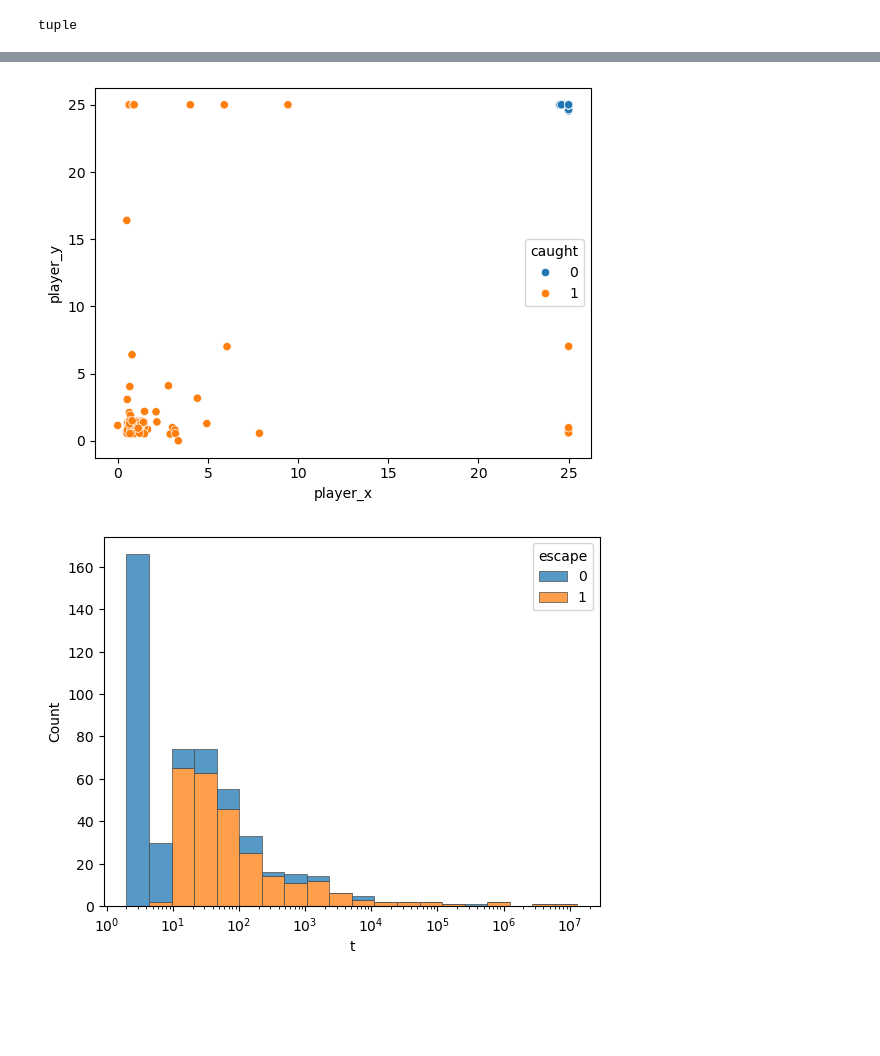
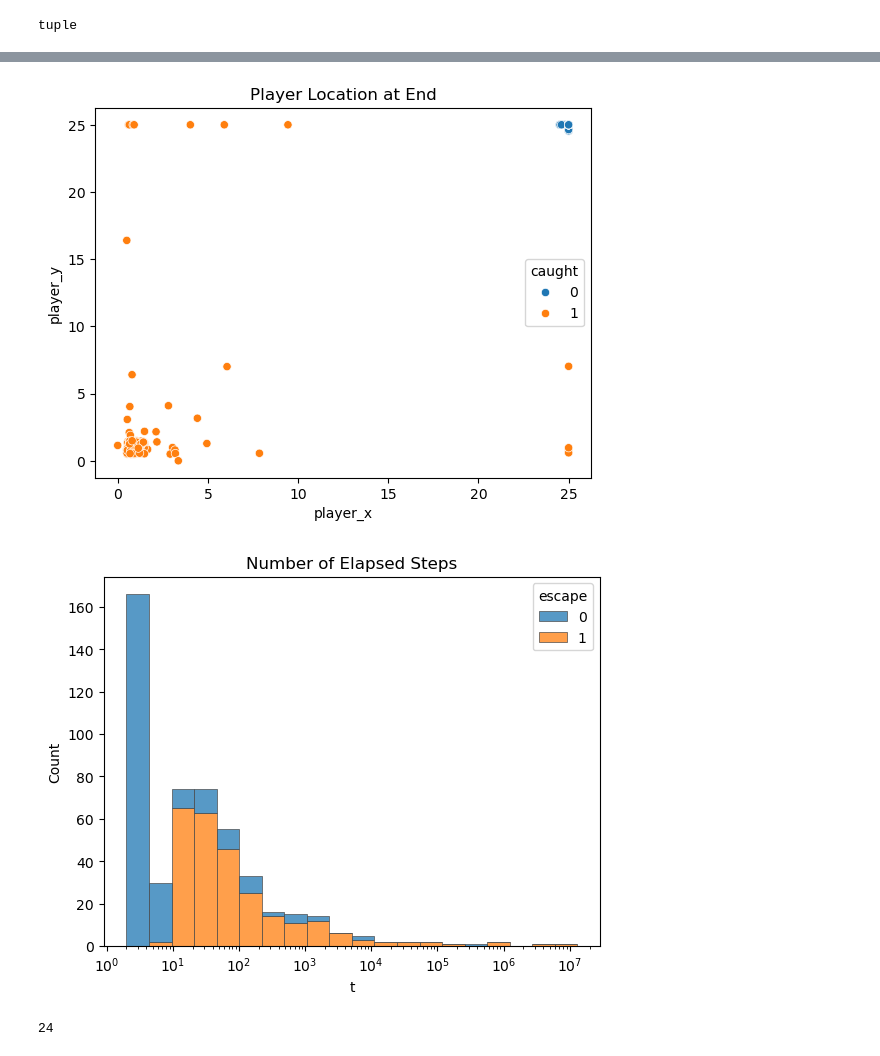
Before and after one commit to halliganbs/csc5661, a Jupyter notebook: lab2/chase_envrion.ipynb, the cells around one changed output, grey strips where cells are left out. Cells and saved outputs as stored; diff of their text form; code cells hidden in the pictures; blank space fills up the shorter version.

```diff
--- a/lab2/chase_envrion.ipynb
+++ b/lab2/chase_envrion.ipynb
@@ -28,6 +28,11 @@ class ChaseEnvrionment:
         self.base = [self.n, self.n]
         self.caught = False
         self.at_end = False
+
+        self.hole_x1 = 5
+        self.hole_x2 = 8
+        self.hole_y1 = 11
+        self.hole_y2 = 14
 
     def reset(self):
         self.player_x = 0
@@ -52,6 +57,10 @@ class ChaseEnvrionment:
         return value
 
     def check_spot(self):
+        # if touching icey river, slide away from the base side
+        if (self.hole_x1 < self.player_x <= self.hole_x2) and (self.hole_y1 < self.player_y <= self.hole_y2):
+            self.player_y = 0
+            self.player_x = 0
         # check x location
         if self.player_x < 0:
             self.player_x = 0
@@ -127,7 +136,7 @@ data = {
     'player_pos':[]
 }
 n = 25
-for i in tqdm(range(500)):
+for i in tqdm(range(1000)):
     t=0
     cum_reward = 0
     chase = ChaseEnvrionment(n)
@@ -145,9 +154,6 @@ for i in tqdm(range(500)):
     data['cum_reward'].append(cum_reward)
     data['pred_pos'].append((chase.predator_x, chase.predator_y))
     data['player_pos'].append((chase.player_x, chase.player_y))
-
-
-#TODO: fix player movement to use action
 # %%
 df = pd.DataFrame(data=data)
 df.head()
@@ -181,12 +187,15 @@ df[['predator_x', 'predator_y']] = pd.DataFrame(df['pred_pos'].tolist(), index=d
 # %%
 g = sns.scatterplot(
     data=df,
     x='player_x',
     y='player_y',
     hue='caught'
 )
+g.set(title="Player Location at End")
+fig = g.figure
+fig.savefig("images/chase_locations.png", format='png')
 # %% [output]
-[figure, old version]
+[figure, new version]
 # %%
 g1 = sns.histplot(
     data=df,
@@ -196,5 +205,12 @@ g1 = sns.histplot(
     linewidth=.5,
     log_scale=True,
 )
+g1.set(title="Number of Elapsed Steps")
+fig = g1.figure
+fig.savefig("images/chase_steps.png", format='png')
 # %% [output]
-[figure, old version]
+[figure, new version]
+# %%
+np.random.choice(25)
+# %% [output]
+24
```
Also changed, not shown: parts of 8 cells of this notebook, 14 other files.
